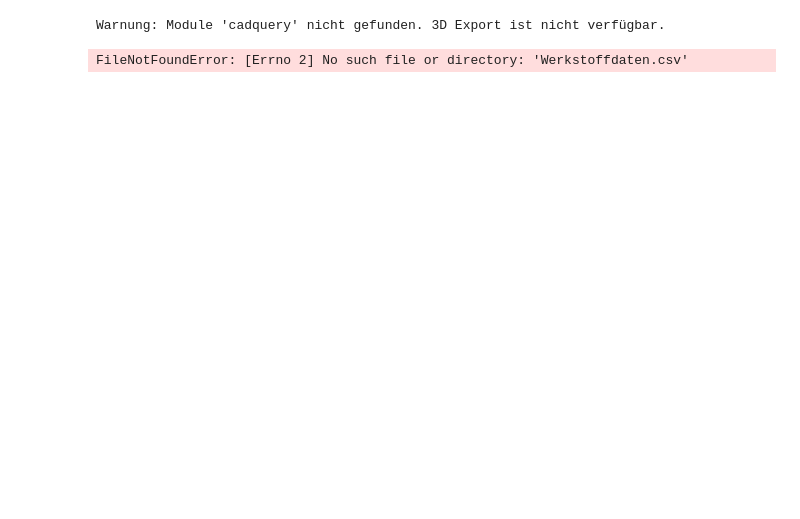
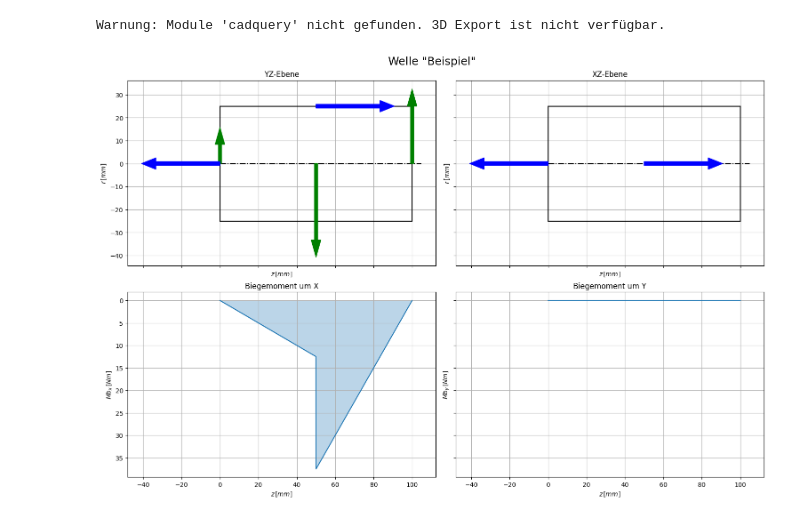
Before and after one commit to sydgtfzguhgfhtr/ME_Wellennachweis, a Jupyter notebook: refaktor/beispiel.ipynb, the cells around one changed output. Drawn from its saved outputs; the diff is of its cells as text; code cells hidden in the pictures; blank space fills up the shorter version.

```diff
--- a/refaktor/beispiel.ipynb
+++ b/refaktor/beispiel.ipynb
@@ -3,6 +4,12 @@ from wellen import Welle,Welle_Absatz,Werkstoff
 # %% [output]
 Warnung: Module 'cadquery' nicht gefunden. 3D Export ist nicht verfügbar.
-# %%
-stahl = Werkstoff().aus_csv_laden("Werkstoffdaten.csv")
-# %% [output]
-FileNotFoundError: [Errno 2] No such file or directory: 'Werkstoffdaten.csv'
+# %%
+Beispielwelle = Welle("Beispiel",0,100,Werkstoff.Werkstoffe['S235JR'],Oberflächenverfestigung="nein")
+Beispielwelle.set_geometrie([[0,25],[100,25]])
+Beispielwelle.set_Kraft(1000,"r",50)
+Beispielwelle.set_Kraft(1000,"a",50,25)
+Beispielwelle.lagerkräfte_berechnen()
+Beispielwelle.verformung_berechnen()
+Beispielwelle.plot()
+# %% [output]
+[figure, added]
```
Also changed, not shown: parts of 2 cells of this notebook, 4 other files.
